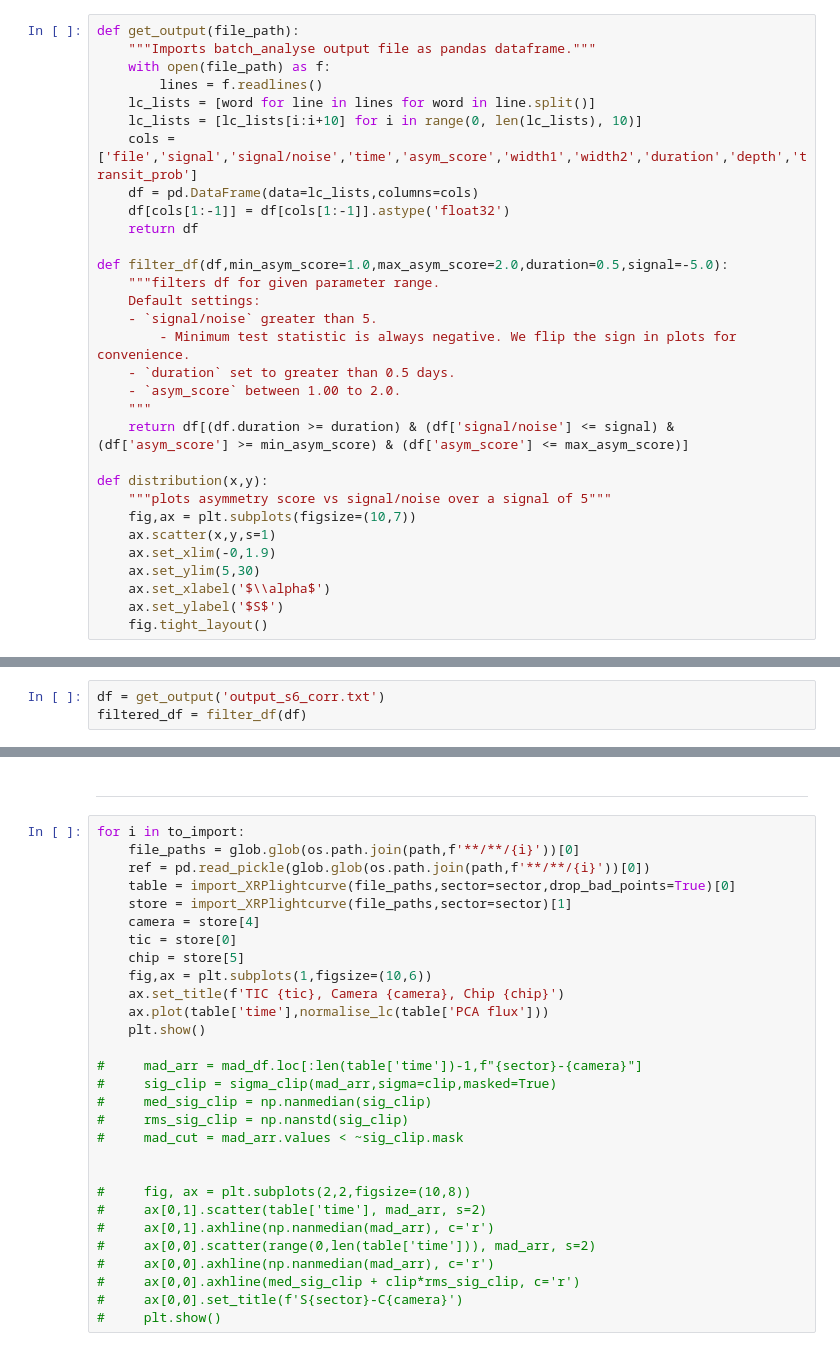
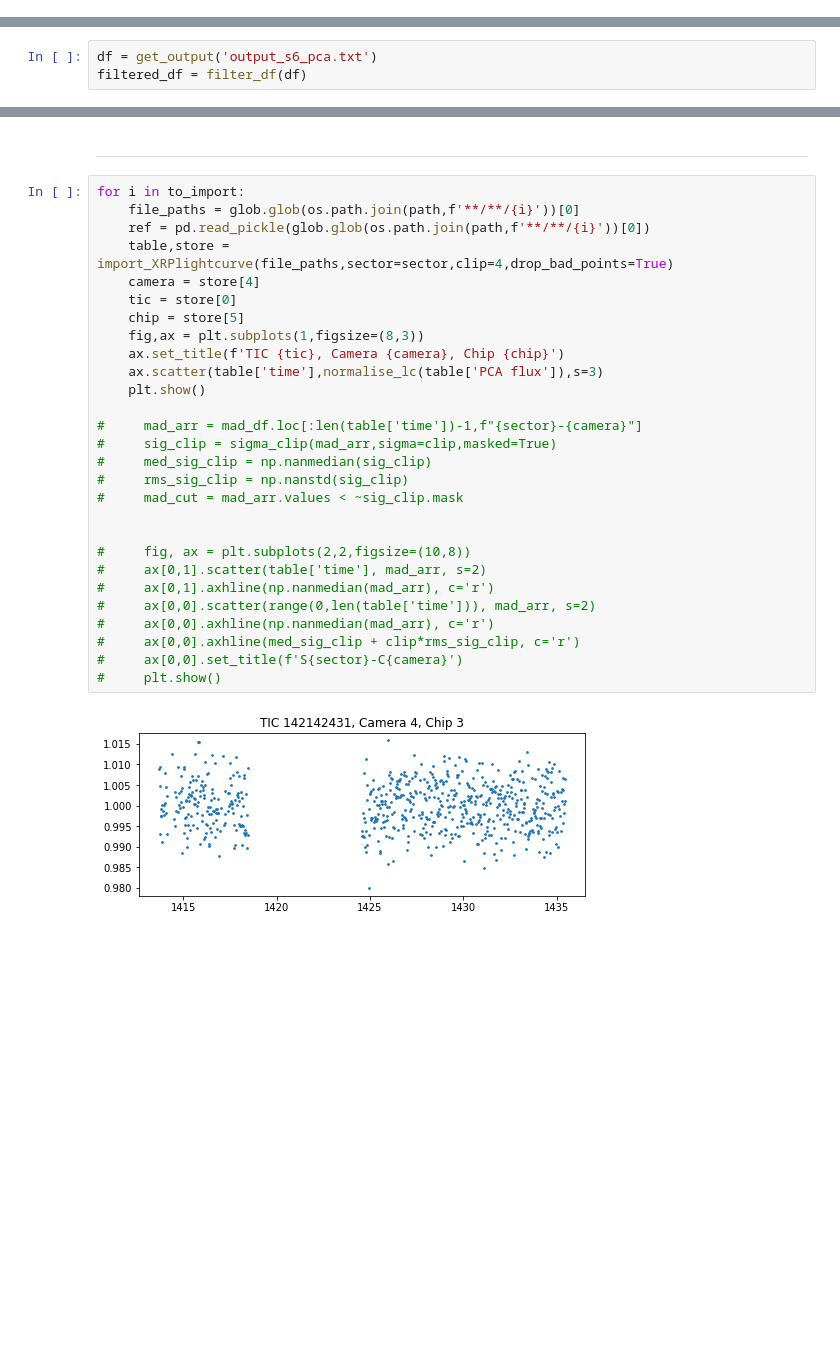
Before and after one commit to azibn/automated_exocomet_hunt, a Jupyter notebook: notebooks/output_analysis.ipynb, the cells around one changed output, grey strips where cells are left out. Drawn from its saved outputs; the diff is of its cells as text; blank space fills up the shorter version.

```diff
--- a/notebooks/output_analysis.ipynb
+++ b/notebooks/output_analysis.ipynb
@@ -19,44 +20,13 @@ from tqdm import tqdm
 ---
 # %% [markdown]
 ### Functions
-# %%
-def get_output(file_path):
-    """Imports batch_analyse output file as pandas dataframe."""
-    with open(file_path) as f:
-        lines = f.readlines()
-    lc_lists = [word for line in lines for word in line.split()]
-    lc_lists = [lc_lists[i:i+10] for i in range(0, len(lc_lists), 10)]
-    cols = ['file','signal','signal/noise','time','asym_score','width1','width2','duration','depth','transit_prob']
-    df = pd.DataFrame(data=lc_lists,columns=cols)
-    df[cols[1:-1]] = df[cols[1:-1]].astype('float32')
-    return df
-
-def filter_df(df,min_asym_score=1.0,max_asym_score=2.0,duration=0.5,signal=-5.0):
-    """filters df for given parameter range.
-    Default settings:
-    - `signal/noise` greater than 5.
-        - Minimum test statistic is always negative. We flip the sign in plots for convenience.
-    - `duration` set to greater than 0.5 days.
-    - `asym_score` between 1.00 to 2.0.
-    """
-    return df[(df.duration >= duration) & (df['signal/noise'] <= signal) & (df['asym_score'] >= min_asym_score) & (df['asym_score'] <= max_asym_score)]
-
-def distribution(x,y):
-    """plots asymmetry score vs signal/noise over a signal of 5"""
-    fig,ax = plt.subplots(figsize=(10,7))
-    ax.scatter(x,y,s=1)
-    ax.set_xlim(-0,1.9)
-    ax.set_ylim(5,30)
-    ax.set_xlabel('$\\alpha$')
-    ax.set_ylabel('$S$')
-    fig.tight_layout()
 # %% [markdown]
 ---
 # %% [markdown]
 ## Creating DataFrame
 - data initially used is `corrected flux`, not PCA.
 # %%
-df = get_output('output_s6_corr.txt')
+df = get_output('output_s6_pca.txt')
 filtered_df = filter_df(df)
 # %%
 df['transit_prob'].unique()
@@ -126,29 +116,30 @@ mad_df = data.load_mad()
 # %%
 for i in to_import:
     file_paths = glob.glob(os.path.join(path,f'**/**/{i}'))[0]
     ref = pd.read_pickle(glob.glob(os.path.join(path,f'**/**/{i}'))[0])
-    table = import_XRPlightcurve(file_paths,sector=sector,drop_bad_points=True)[0]
-    store = import_XRPlightcurve(file_paths,sector=sector)[1]
+    table,store = import_XRPlightcurve(file_paths,sector=sector,clip=4,drop_bad_points=True)
     camera = store[4]
     tic = store[0]
     chip = store[5]
-    fig,ax = plt.subplots(1,figsize=(10,6))
+    fig,ax = plt.subplots(1,figsize=(8,3))
     ax.set_title(f'TIC {tic}, Camera {camera}, Chip {chip}')
-    ax.plot(table['time'],normalise_lc(table['PCA flux']))
+    ax.scatter(table['time'],normalise_lc(table['PCA flux']),s=3)
     plt.show()
 
 #     mad_arr = mad_df.loc[:len(table['time'])-1,f"{sector}-{camera}"]
 #     sig_clip = sigma_clip(mad_arr,sigma=clip,masked=True)
 #     med_sig_clip = np.nanmedian(sig_clip)
 #     rms_sig_clip = np.nanstd(sig_clip)
 #     mad_cut = mad_arr.values < ~sig_clip.mask
 
 
 #     fig, ax = plt.subplots(2,2,figsize=(10,8))
 #     ax[0,1].scatter(table['time'], mad_arr, s=2)
 #     ax[0,1].axhline(np.nanmedian(mad_arr), c='r')
 #     ax[0,0].scatter(range(0,len(table['time'])), mad_arr, s=2)
 #     ax[0,0].axhline(np.nanmedian(mad_arr), c='r')
 #     ax[0,0].axhline(med_sig_clip + clip*rms_sig_clip, c='r')
 #     ax[0,0].set_title(f'S{sector}-C{camera}')
 #     plt.show()
+# %% [output]
+[figure, added]
```
Also changed, not shown: parts of 6 cells of this notebook, 7 other files.
